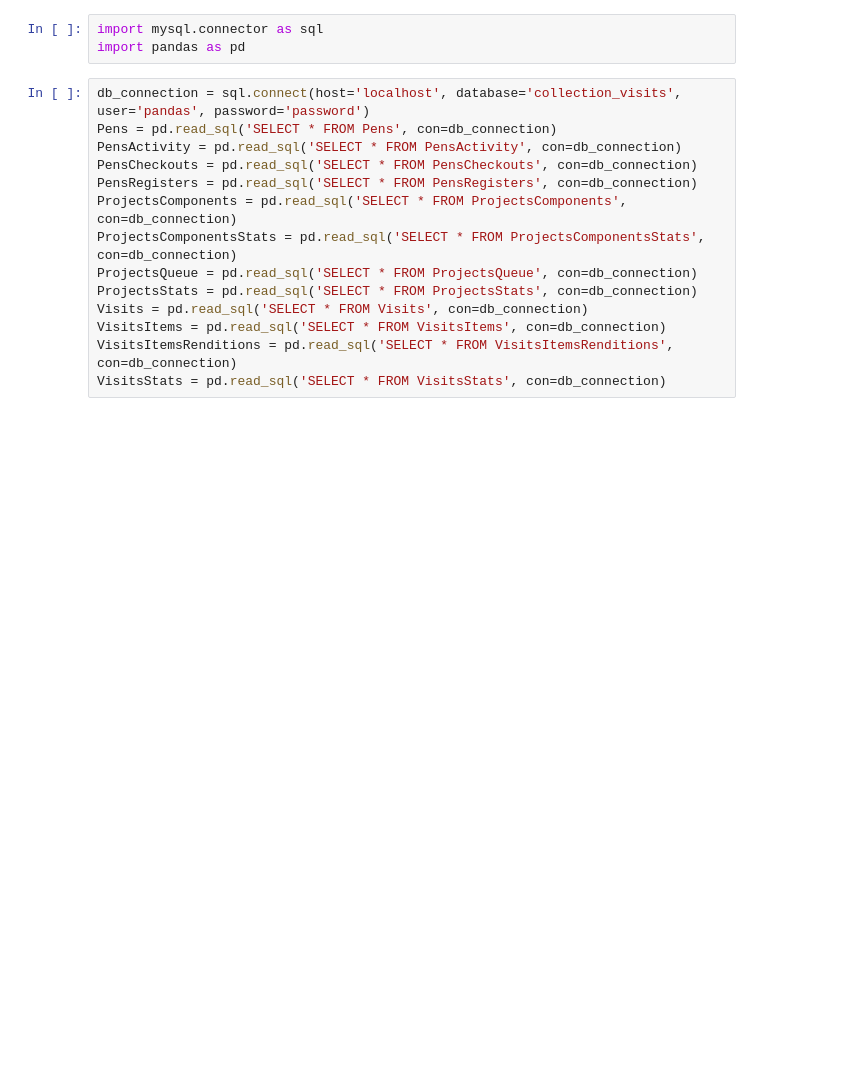
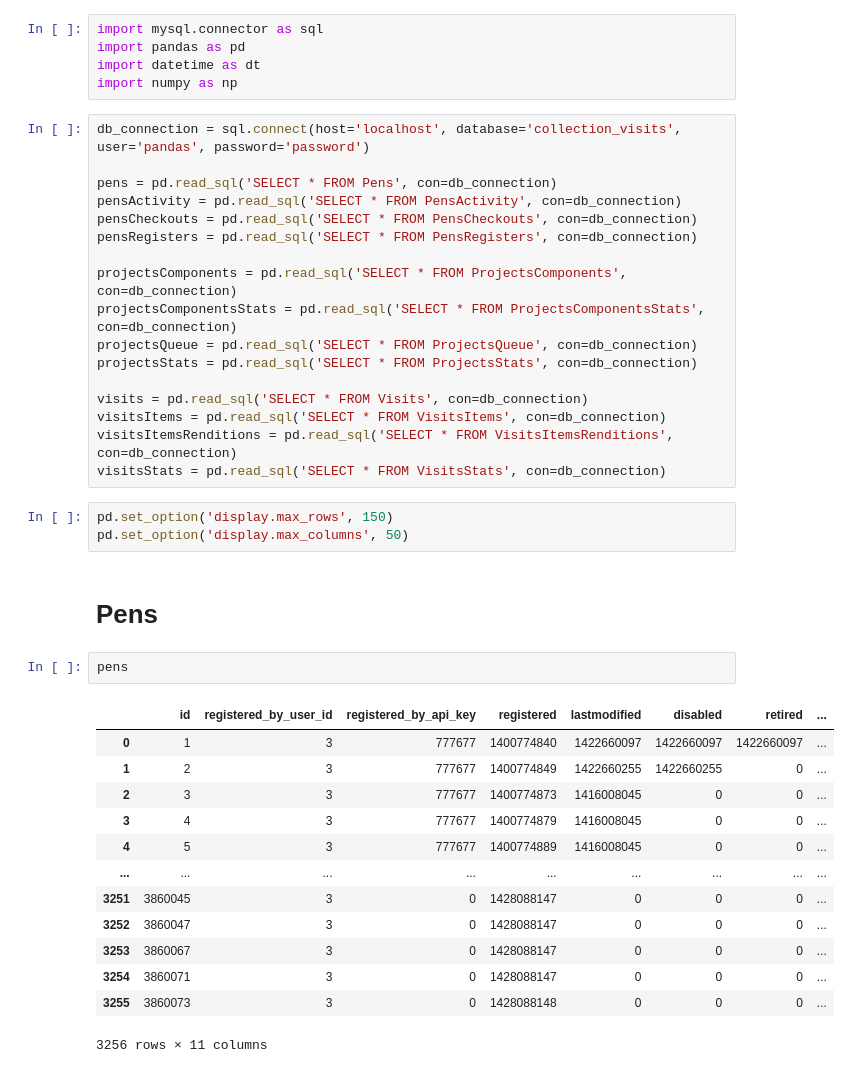
Before and after one commit to ShirinStar/Pen_Data_Dictionary, a Jupyter notebook: data/collection_visits_db.ipynb, the cells around one changed output. Saved outputs shown, nothing was run; the diff lists cells and outputs as text; blank space fills up the shorter version.

```diff
--- a/data/collection_visits_db.ipynb
+++ b/data/collection_visits_db.ipynb
@@ -1,17 +1,43 @@
 # %%
 import mysql.connector as sql
 import pandas as pd
+import datetime as dt
+import numpy as np
 # %%
 db_connection = sql.connect(host='localhost', database='collection_visits', user='pandas', password='password')
-Pens = pd.read_sql('SELECT * FROM Pens', con=db_connection)
-PensActivity = pd.read_sql('SELECT * FROM PensActivity', con=db_connection)
-PensCheckouts = pd.read_sql('SELECT * FROM PensCheckouts', con=db_connection)
-PensRegisters = pd.read_sql('SELECT * FROM PensRegisters', con=db_connection)
-ProjectsComponents = pd.read_sql('SELECT * FROM ProjectsComponents', con=db_connection)
-ProjectsComponentsStats = pd.read_sql('SELECT * FROM ProjectsComponentsStats', con=db_connection)
-ProjectsQueue = pd.read_sql('SELECT * FROM ProjectsQueue', con=db_connection)
-ProjectsStats = pd.read_sql('SELECT * FROM ProjectsStats', con=db_connection)
-Visits = pd.read_sql('SELECT * FROM Visits', con=db_connection)
-VisitsItems = pd.read_sql('SELECT * FROM VisitsItems', con=db_connection)
-VisitsItemsRenditions = pd.read_sql('SELECT * FROM VisitsItemsRenditions', con=db_connection)
-VisitsStats = pd.read_sql('SELECT * FROM VisitsStats', con=db_connection)
+
+pens = pd.read_sql('SELECT * FROM Pens', con=db_connection)
+pensActivity = pd.read_sql('SELECT * FROM PensActivity', con=db_connection)
+pensCheckouts = pd.read_sql('SELECT * FROM PensCheckouts', con=db_connection)
+pensRegisters = pd.read_sql('SELECT * FROM PensRegisters', con=db_connection)
+
+projectsComponents = pd.read_sql('SELECT * FROM ProjectsComponents', con=db_connection)
+projectsComponentsStats = pd.read_sql('SELECT * FROM ProjectsComponentsStats', con=db_connection)
+projectsQueue = pd.read_sql('SELECT * FROM ProjectsQueue', con=db_connection)
+projectsStats = pd.read_sql('SELECT * FROM ProjectsStats', con=db_connection)
+
+visits = pd.read_sql('SELECT * FROM Visits', con=db_connection)
+visitsItems = pd.read_sql('SELECT * FROM VisitsItems', con=db_connection)
+visitsItemsRenditions = pd.read_sql('SELECT * FROM VisitsItemsRenditions', con=db_connection)
+visitsStats = pd.read_sql('SELECT * FROM VisitsStats', con=db_connection)
+# %%
+pd.set_option('display.max_rows', 150)
+pd.set_option('display.max_columns', 50)
+# %% [markdown]
+# Pens
+# %%
+pens
+# %% [output]
+|  | id | registered_by_user_id | registered_by_api_key | registered | lastmodified | disabled | retired | ... |
+| 0 | 1 | 3 | 777677 | 1400774840 | 1422660097 | 1422660097 | 1422660097 | ... |
+| 1 | 2 | 3 | 777677 | 1400774849 | 1422660255 | 1422660255 | 0 | ... |
+| 2 | 3 | 3 | 777677 | 1400774873 | 1416008045 | 0 | 0 | ... |
+| 3 | 4 | 3 | 777677 | 1400774879 | 1416008045 | 0 | 0 | ... |
+| 4 | 5 | 3 | 777677 | 1400774889 | 1416008045 | 0 | 0 | ... |
+| ... | ... | ... | ... | ... | ... | ... | ... | ... |
+| 3251 | 3860045 | 3 | 0 | 1428088147 | 0 | 0 | 0 | ... |
+| 3252 | 3860047 | 3 | 0 | 1428088147 | 0 | 0 | 0 | ... |
+| 3253 | 3860067 | 3 | 0 | 1428088147 | 0 | 0 | 0 | ... |
+| 3254 | 3860071 | 3 | 0 | 1428088147 | 0 | 0 | 0 | ... |
+| 3255 | 3860073 | 3 | 0 | 1428088148 | 0 | 0 | 0 | ... |
+3256 rows × 11 columns
```
Also changed, not shown: parts of 63 cells of this notebook, 1 other file.
